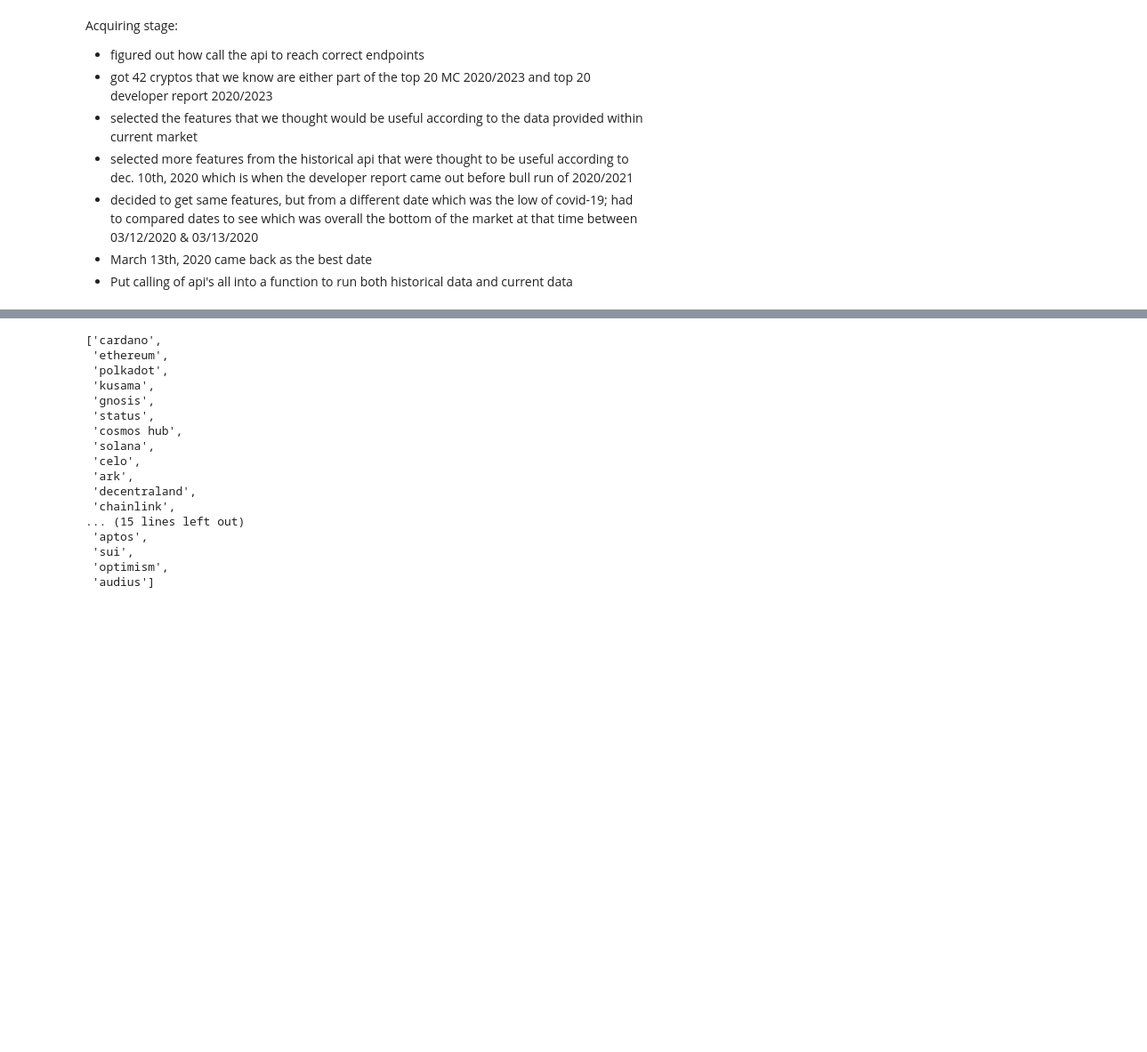
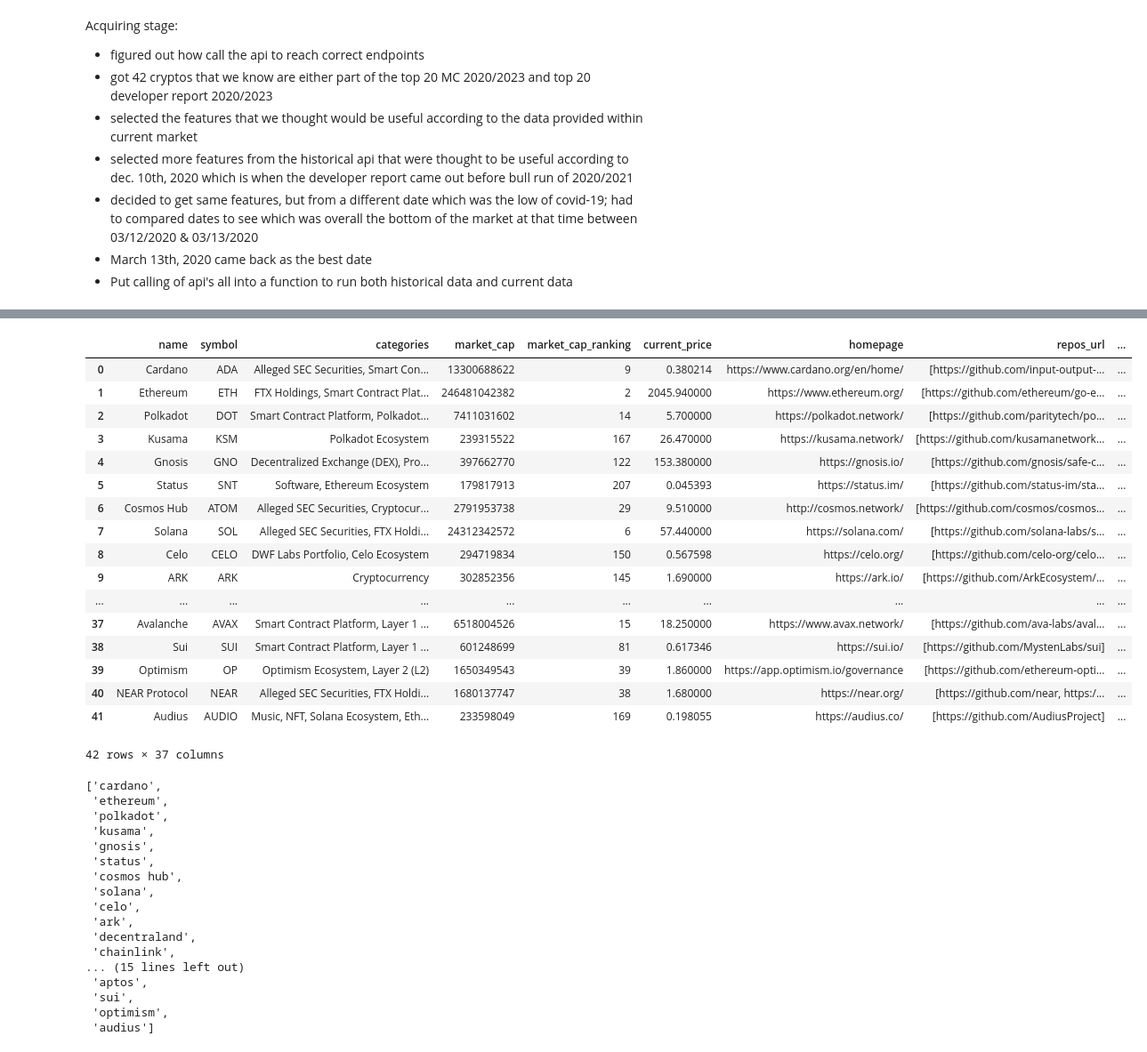
Before and after one commit to nicolas-angarita/crypto, a Jupyter notebook: acquire.ipynb, the cells around one changed output, grey strips where cells are left out. Shown at 89% size. Cells and saved outputs as stored; diff of their text form; code cells hidden in the pictures; blank space fills up the shorter version.

```diff
--- a/acquire.ipynb
+++ b/acquire.ipynb
@@ -501,3 +506,25 @@ df.shape
+# %%
+df['symbol'] = df['symbol'].str.upper()
+df
+# %% [output]
+|  | name | symbol | categories | market_cap | market_cap_ranking | current_price | homepage | repos_url | ... |
+| 0 | Cardano | ADA | Alleged SEC Securities, Smart Con... | 13300688622 | 9 | 0.380214 | https://www.cardano.org/en/home/ | [https://github.com/input-output-... | ... |
+| 1 | Ethereum | ETH | FTX Holdings, Smart Contract Plat... | 246481042382 | 2 | 2045.940000 | https://www.ethereum.org/ | [https://github.com/ethereum/go-e... | ... |
+| 2 | Polkadot | DOT | Smart Contract Platform, Polkadot... | 7411031602 | 14 | 5.700000 | https://polkadot.network/ | [https://github.com/paritytech/po... | ... |
+| 3 | Kusama | KSM | Polkadot Ecosystem | 239315522 | 167 | 26.470000 | https://kusama.network/ | [https://github.com/kusamanetwork... | ... |
+| 4 | Gnosis | GNO | Decentralized Exchange (DEX), Pro... | 397662770 | 122 | 153.380000 | https://gnosis.io/ | [https://github.com/gnosis/safe-c... | ... |
+| 5 | Status | SNT | Software, Ethereum Ecosystem | 179817913 | 207 | 0.045393 | https://status.im/ | [https://github.com/status-im/sta... | ... |
+| 6 | Cosmos Hub | ATOM | Alleged SEC Securities, Cryptocur... | 2791953738 | 29 | 9.510000 | http://cosmos.network/ | [https://github.com/cosmos/cosmos... | ... |
+| 7 | Solana | SOL | Alleged SEC Securities, FTX Holdi... | 24312342572 | 6 | 57.440000 | https://solana.com/ | [https://github.com/solana-labs/s... | ... |
+| 8 | Celo | CELO | DWF Labs Portfolio, Celo Ecosystem | 294719834 | 150 | 0.567598 | https://celo.org/ | [https://github.com/celo-org/celo... | ... |
+| 9 | ARK | ARK | Cryptocurrency | 302852356 | 145 | 1.690000 | https://ark.io/ | [https://github.com/ArkEcosystem/... | ... |
+| ... | ... | ... | ... | ... | ... | ... | ... | ... | ... |
+| 37 | Avalanche | AVAX | Smart Contract Platform, Layer 1 ... | 6518004526 | 15 | 18.250000 | https://www.avax.network/ | [https://github.com/ava-labs/aval... | ... |
+| 38 | Sui | SUI | Smart Contract Platform, Layer 1 ... | 601248699 | 81 | 0.617346 | https://sui.io/ | [https://github.com/MystenLabs/sui] | ... |
+| 39 | Optimism | OP | Optimism Ecosystem, Layer 2 (L2) | 1650349543 | 39 | 1.860000 | https://app.optimism.io/governance | [https://github.com/ethereum-opti... | ... |
+| 40 | NEAR Protocol | NEAR | Alleged SEC Securities, FTX Holdi... | 1680137747 | 38 | 1.680000 | https://near.org/ | [https://github.com/near, https:/... | ... |
+| 41 | Audius | AUDIO | Music, NFT, Solana Ecosystem, Eth... | 233598049 | 169 | 0.198055 | https://audius.co/ | [https://github.com/AudiusProject] | ... |
+42 rows × 37 columns
 # %%
 df['name'].str.lower().tolist()
 # %% [output]
```
Also changed, not shown: parts of 5 cells of this notebook.
